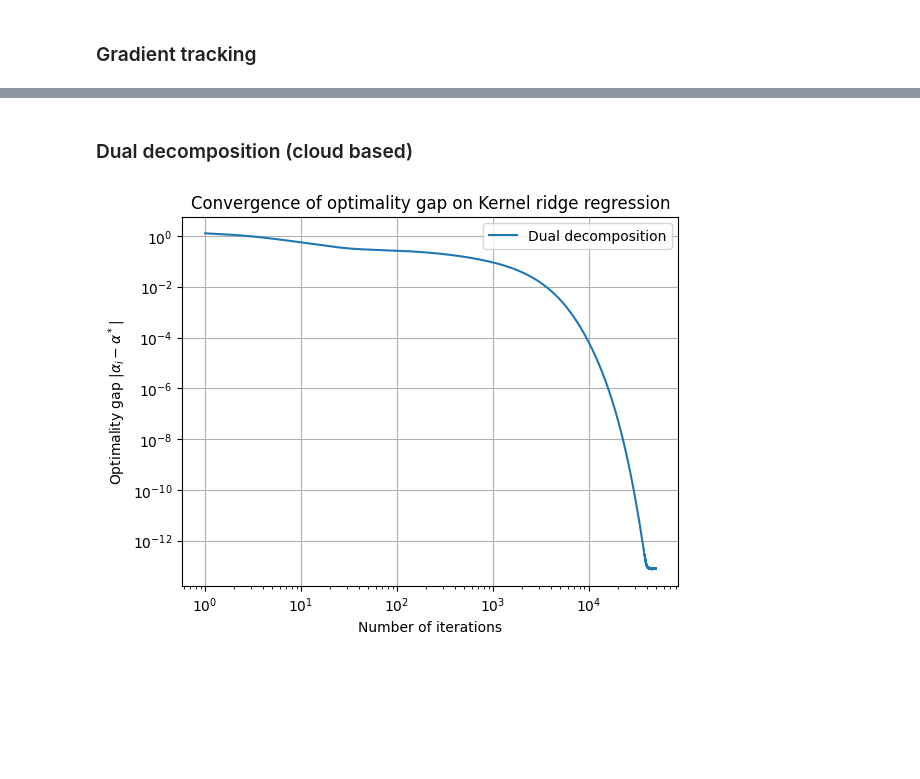
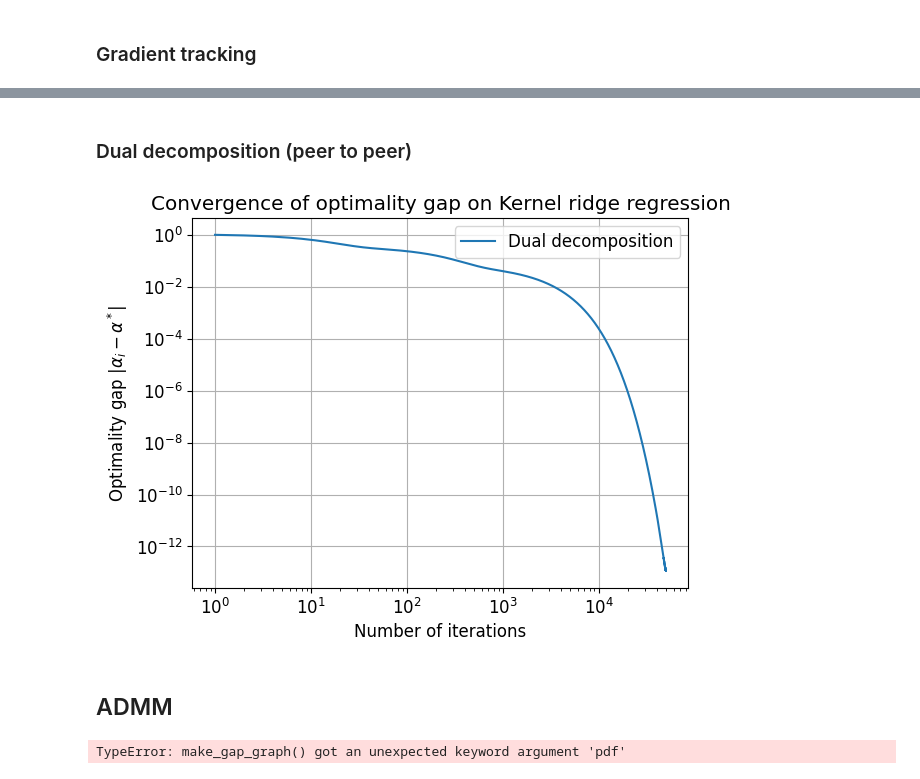
Before and after one commit to Loris-Manganelli/projet-cooperative-optimisation, a Jupyter notebook: Notebook.ipynb, the cells around one changed output, grey strips where cells are left out. Cells and saved outputs as stored; diff of their text form; code cells hidden in the pictures; blank space fills up the shorter version.

```diff
--- a/Notebook.ipynb
+++ b/Notebook.ipynb
@@ -74,20 +75,20 @@ plt.show()
 # %% [markdown]
-### Dual decomposition (cloud based)
+### Dual decomposition (peer to peer)
 # %%
 # Intialization
 A = np.ones([a,a])- np.eye(a)
-multipliers_0 = np.zeros((m*int(np.sum(A)/2,))) # Initialization of the multipliers for dual decomposition
+multipliers_0 = np.zeros([int(np.sum(A)/2),m]) # Initialization of the multipliers for dual decomposition
 n_iter = 50000
-step_size = 0.001
+step_size = 0.01
 # %%
-alpha_dualdecomp, multipliers = dual_decomposition(multipliers_0, K_a, K_mm, y_a, np.ones([a, a]), sigma=0.5, nu=1.0, max_iter=n_iter, lr=10*step_size)
+alpha_dualdecomp, multipliers = dual_decomposition(multipliers_0, K_a, K_mm, y_a, np.ones([a, a]), sigma=0.5, nu=1.0, max_iter=n_iter, lr=step_size)
 opt_gap = [np.linalg.norm(alpha_i - alpha) for alpha_i in alpha_dualdecomp]
 plt.loglog(np.arange(1,len(opt_gap)+1), opt_gap, label="Dual decomposition")
 plt.xlabel('Number of iterations')
 plt.ylabel(r'Optimality gap $|\alpha_i - \alpha^*|$')
 plt.title('Convergence of optimality gap on Kernel ridge regression')
 plt.grid()
 plt.legend()
 plt.show()
 # %% [output]
-[figure, old version]
+[figure, new version]
@@ -93,0 +101,2 @@ plt.show()
+# %% [markdown]
+## ADMM
@@ -93,0 +111,7 @@ plt.show()
+# %%
+alphaDict = {'DGD': alpha_dgd, 'GT': alpha_gt, 'Dual Decomposition': alpha_dualdecomp, 'ADMM': alpha_admm}
+
+#make_reconstruction_graph(x[:num_points],y[:num_points], alpha, alpha_dgd[-1], ind, selection=True, n_iter=n_iter, method_name="DGD", nt=250, agent_index=0)
+make_gap_graph(alpha, alphaDict,pdf=False,precisionlimit=1e-12)
+# %% [output]
+TypeError: make_gap_graph() got an unexpected keyword argument 'pdf'
```
Also changed, not shown: parts of 5 cells of this notebook, 4 other files.
